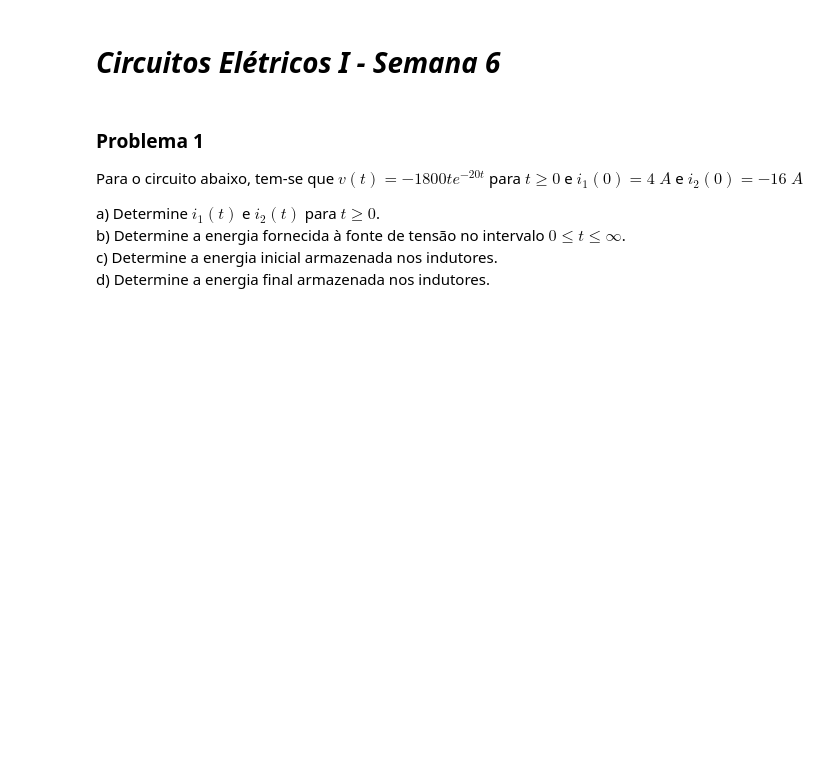
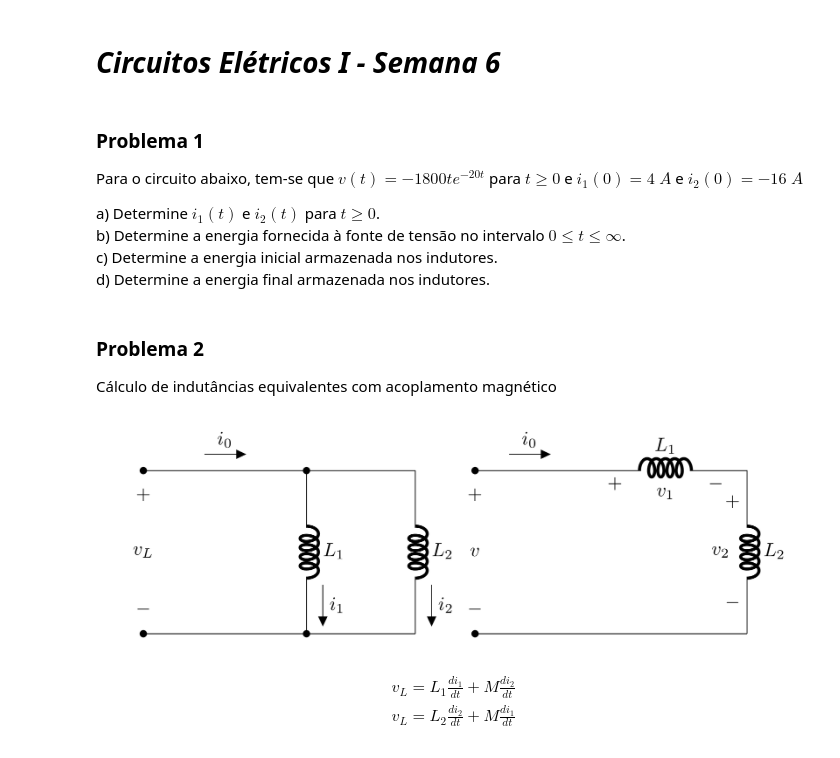
Before and after one commit to edsonportosilva/ElectricCircuits, a Jupyter notebook: Jupyter notebooks/Circuitos Eletricos I - Semana 6.1.ipynb, the cells around one changed output. Drawn from its saved outputs; the diff is of its cells as text; code cells hidden in the pictures; blank space fills up the shorter version.

```diff
--- a/Jupyter notebooks/Circuitos Eletricos I - Semana 6.1.ipynb
+++ b/Jupyter notebooks/Circuitos Eletricos I - Semana 6.1.ipynb
@@ -100,3 +105,18 @@ print('E2(oo) = %.2f J' %E2_inf)
 
 print('Variação da energia armazenada nos indutores:')
 print('ΔE = %.2f J' %ΔE)
+# %% [markdown]
+### Problema 2
+
+Cálculo de indutâncias equivalentes com acoplamento magnético
+# %%
+Image("./figures/J8C2.png", width=700)
+# %% [output]
+[figure, added]
+# %% [markdown]
+$$
+\begin{aligned}
+&v_L = L_{1} \frac{d i_{1}}{d t}+M \frac{d i_{2}}{d t}\\
+&v_L = L_{2} \frac{d i_{2}}{d t}+M \frac{d i_{1}}{d t}
+\end{aligned}
+$$
```
Also changed, not shown: parts of 10 cells of this notebook, 7 other files.
